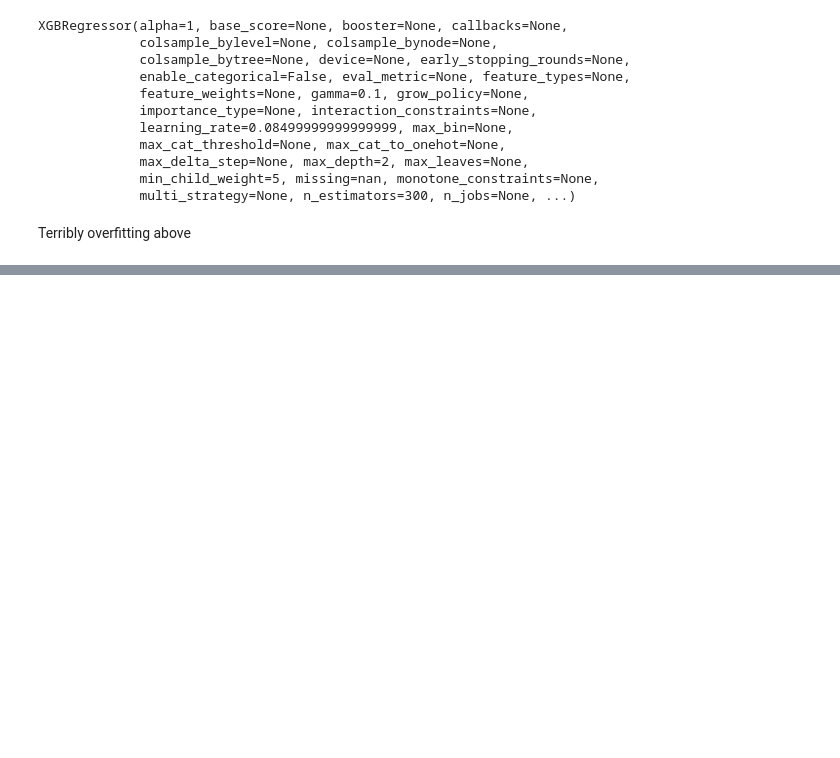
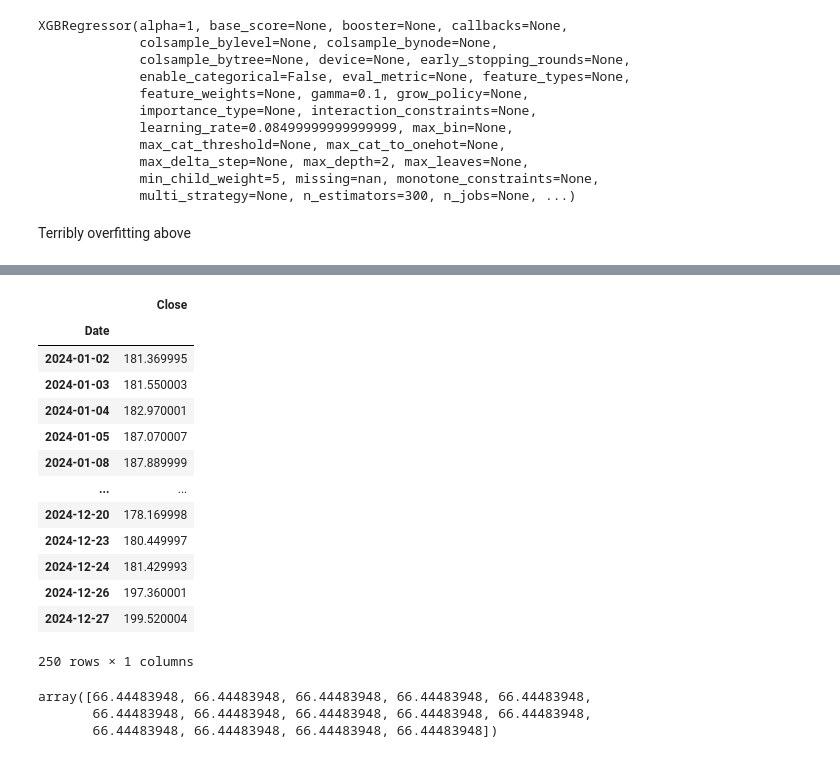
Before and after one commit to Clarkson-Applied-Data-Science/2025_ia651_kay, a Jupyter notebook: toyota_mike.ipynb, the cells around one changed output, grey strips where cells are left out. Cells and saved outputs as stored; diff of their text form; code cells hidden in the pictures; blank space fills up the shorter version.

```diff
--- a/toyota_mike.ipynb
+++ b/toyota_mike.ipynb
@@ -577,3 +544,8 @@ XGBRegressor(alpha=1, base_score=None, booster=None, callbacks=None,
              multi_strategy=None, n_estimators=300, n_jobs=None, ...)
 # %% [markdown]
 Terribly overfitting above
+# %%
+df = pd.read_csv('Toyota_Data.csv', parse_dates=['Date'])
+df = df[['Date','Close']]
+df = df.set_index('Date')
+df.head()
@@ -579,0 +560,4 @@ Terribly overfitting above
+# %%
+train = df.loc['1980-01-01':'2024-01-01']
+valid = df.loc['2024-01-01':'2025-01-01']
+test = df.loc['2025-01-01':]
@@ -579,0 +687,23 @@ Terribly overfitting above
+# %%
+(valid)
+# %% [output]
+|  | Close |
+| Date |  |
+| 2024-01-02 | 181.369995 |
+| 2024-01-03 | 181.550003 |
+| 2024-01-04 | 182.970001 |
+| 2024-01-05 | 187.070007 |
+| 2024-01-08 | 187.889999 |
+| ... | ... |
+| 2024-12-20 | 178.169998 |
+| 2024-12-23 | 180.449997 |
+| 2024-12-24 | 181.429993 |
+| 2024-12-26 | 197.360001 |
+| 2024-12-27 | 199.520004 |
+250 rows × 1 columns
+# %%
+X[0, -14:, 0].flatten()
+# %% [output]
+array([66.44483948, 66.44483948, 66.44483948, 66.44483948, 66.44483948,
+       66.44483948, 66.44483948, 66.44483948, 66.44483948, 66.44483948,
+       66.44483948, 66.44483948, 66.44483948, 66.44483948])
```
Also changed, not shown: parts of 16 cells of this notebook.
